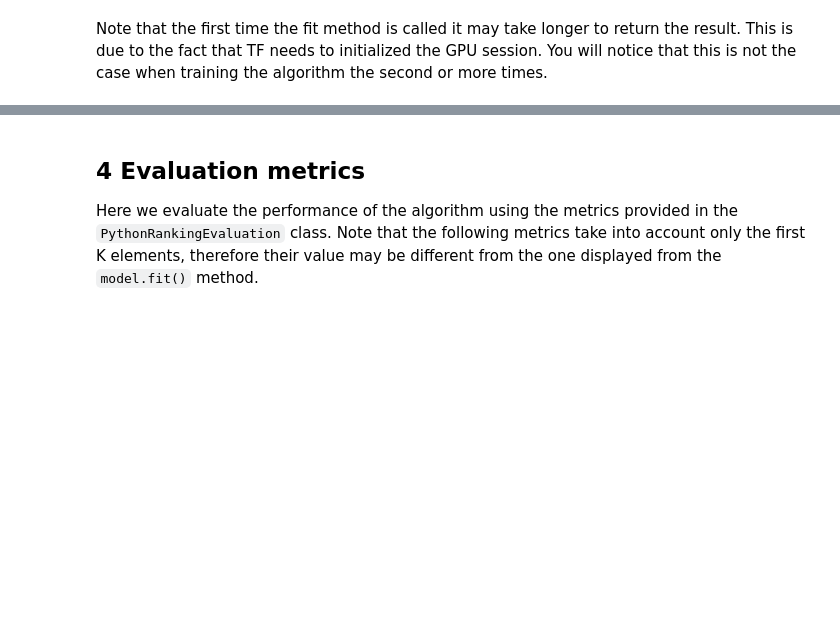
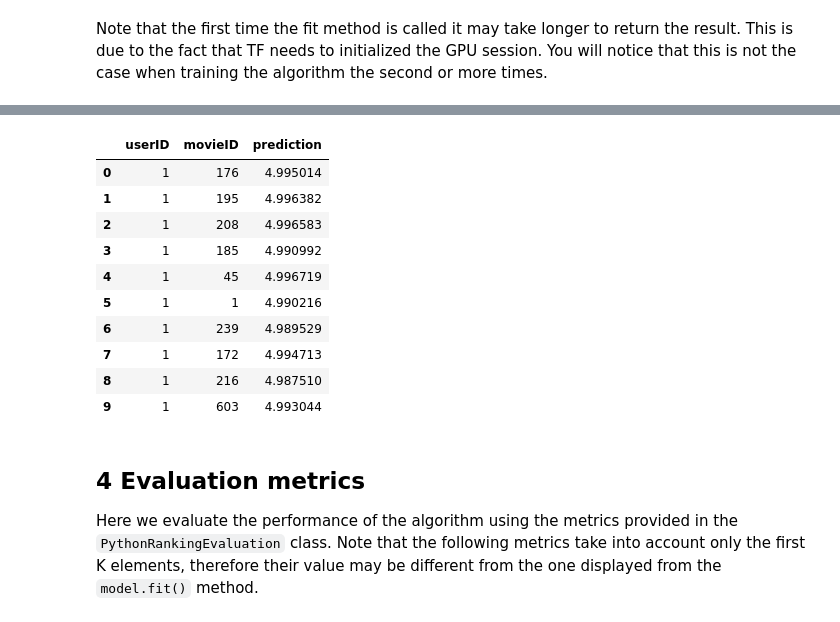
Before and after one commit to recommenders-team/recommenders, a Jupyter notebook: notebooks/00_quick_start/rbm_movielens.ipynb, the cells around one changed output, grey strips where cells are left out. Cells and saved outputs as stored; diff of their text form; code cells hidden in the pictures; blank space fills up the shorter version.

```diff
--- a/notebooks/00_quick_start/rbm_movielens.ipynb
+++ b/notebooks/00_quick_start/rbm_movielens.ipynb
@@ -192,3 +167,17 @@ Formatting ouput
+# %%
+top_k_df.head(10)
+# %% [output]
+|  | userID | movieID | prediction |
+| 0 | 1 | 176 | 4.995014 |
+| 1 | 1 | 195 | 4.996382 |
+| 2 | 1 | 208 | 4.996583 |
+| 3 | 1 | 185 | 4.990992 |
+| 4 | 1 | 45 | 4.996719 |
+| 5 | 1 | 1 | 4.990216 |
+| 6 | 1 | 239 | 4.989529 |
+| 7 | 1 | 172 | 4.994713 |
+| 8 | 1 | 216 | 4.987510 |
+| 9 | 1 | 603 | 4.993044 |
 # %% [markdown]
 ## 4 Evaluation metrics
 
```
Also changed, not shown: parts of 15 cells of this notebook.
